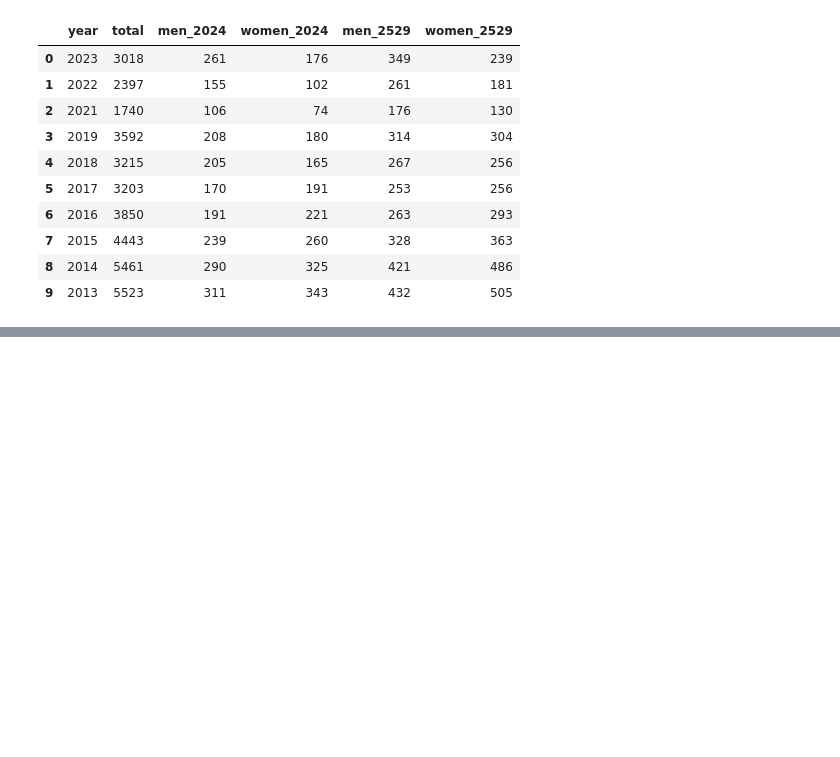
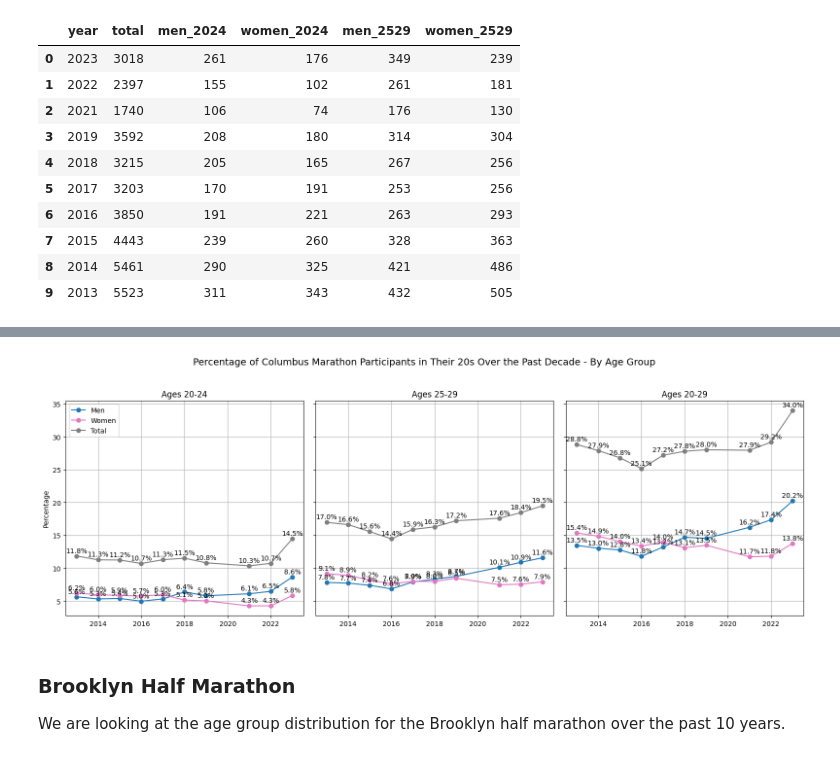
Before and after one commit to racheldadamio/rachels-receipts, a Jupyter notebook: running_age_groups/age_groups.ipynb, the cells around one changed output, grey strips where cells are left out. Saved outputs shown, nothing was run; the diff lists cells and outputs as text; code cells hidden in the pictures; blank space fills up the shorter version.

```diff
--- a/running_age_groups/age_groups.ipynb
+++ b/running_age_groups/age_groups.ipynb
@@ -163,0 +221,56 @@ plt.show()
+# %%
+# Create a figure with 3 subplots
+fig, axs = plt.subplots(1, 3, figsize=(16, 6), sharey=True)
+
+# Plot for 20-24 age group
+axs[0].plot(df['year'], df['men_2024_percent'], marker='o', color = 'tab:blue', label='Men')
+axs[0].plot(df['year'], df['women_2024_percent'], marker='o', color = 'tab:pink', label='Women')
+axs[0].plot(df['year'], df['total_2024_percent'], marker='o', color = 'tab:grey', label='Total')
+
+for line in axs[0].lines:
+    for x, y in zip(line.get_xdata(), line.get_ydata()):
+        axs[0].annotate(f'{y:.1f}%', xy=(x, y), textcoords="offset points", xytext=(0, 5), ha='center')
+
+axs[0].set_title('Ages 20-24')
+axs[0].set_ylabel('Percentage')
+axs[0].legend(loc='upper left')
+axs[0].grid(True)
+
+# Plot for 25-29 age group
+axs[1].plot(df['year'], df['men_2529_percent'], marker='o', color = 'tab:blue', label='Men')
+axs[1].plot(df['year'], df['women_2529_percent'], marker='o', color = 'tab:pink', label='Women')
+axs[1].plot(df['year'], df['total_2529_percent'], marker='o', color = 'tab:grey', label='Total')
+
+for line in axs[1].lines:
+    for x, y in zip(line.get_xdata(), line.get_ydata()):
+        axs[1].annotate(f'{y:.1f}%', xy=(x, y), textcoords="offset points", xytext=(0, 5), ha='center')
+
+axs[1].set_title('Ages 25-29')
+axs[1].grid(True)
+
+# Plot for combined 20-29 age group
+axs[2].plot(df['year'], df['men_2024_2529_percent'], marker='o', color = 'tab:blue', label='Men')
+axs[2].plot(df['year'], df['women_2024_2529_percent'], marker='o', color = 'tab:pink', label='Women')
+axs[2].plot(df['year'], df['total_2024_2529_percent'], marker='o', color = 'tab:grey', label='Total')
+
+for line in axs[2].lines:
+    for x, y in zip(line.get_xdata(), line.get_ydata()):
+        axs[2].annotate(f'{y:.1f}%', xy=(x, y), textcoords="offset points", xytext=(0, 5), ha='center')
+
+axs[2].set_title('Ages 20-29')
+axs[2].grid(True)
+
+# Add a main title
+plt.suptitle('Percentage of Columbus Marathon Participants in Their 20s Over the Past Decade - By Age Group', fontsize=14)
+
+# Adjust layout
+plt.tight_layout(rect=[0, 0.03, 1, 0.95])  # Adjust rect to make space for suptitle
+
+# Show the plots
+plt.show()
+# %% [output]
+[figure, added]
+# %% [markdown]
+### Brooklyn Half Marathon
+
+We are looking at the age group distribution for the Brooklyn half marathon over the past 10 years.
```
Also changed, not shown: parts of 9 cells of this notebook, 2 other files.
